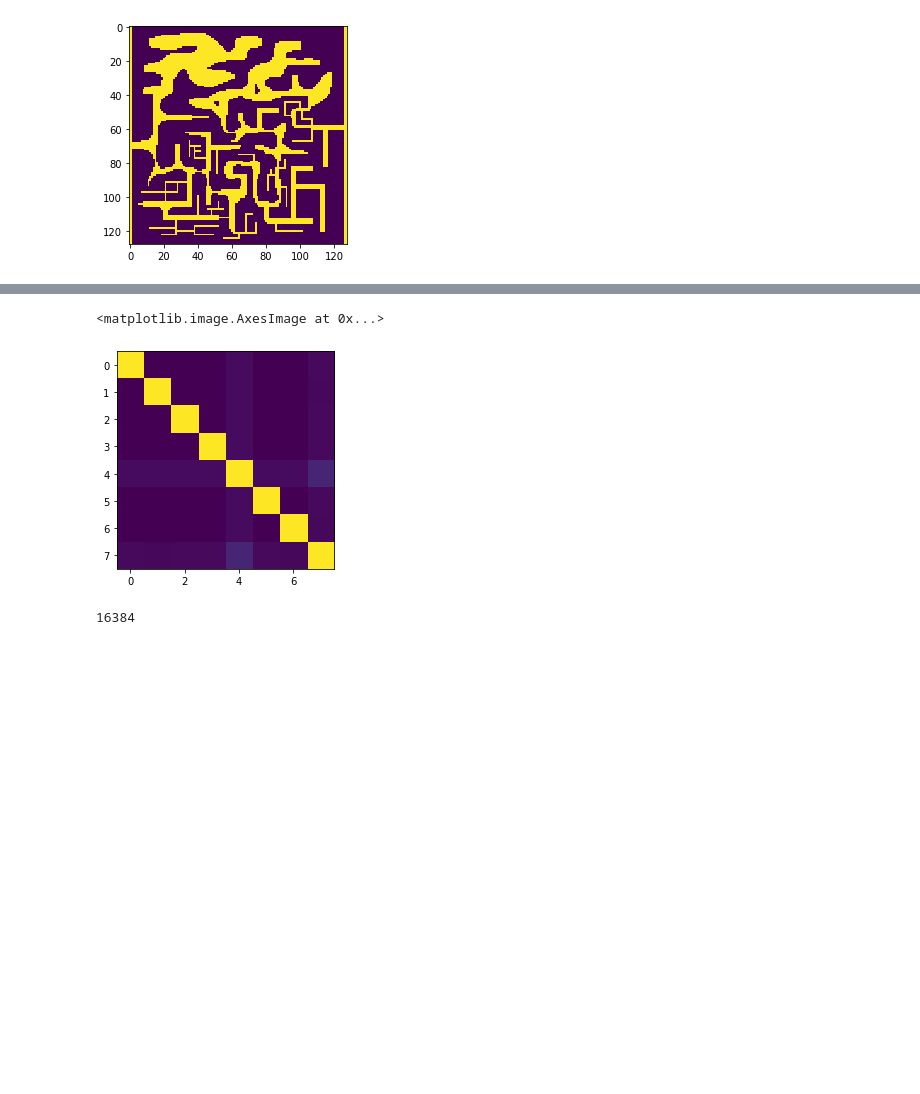
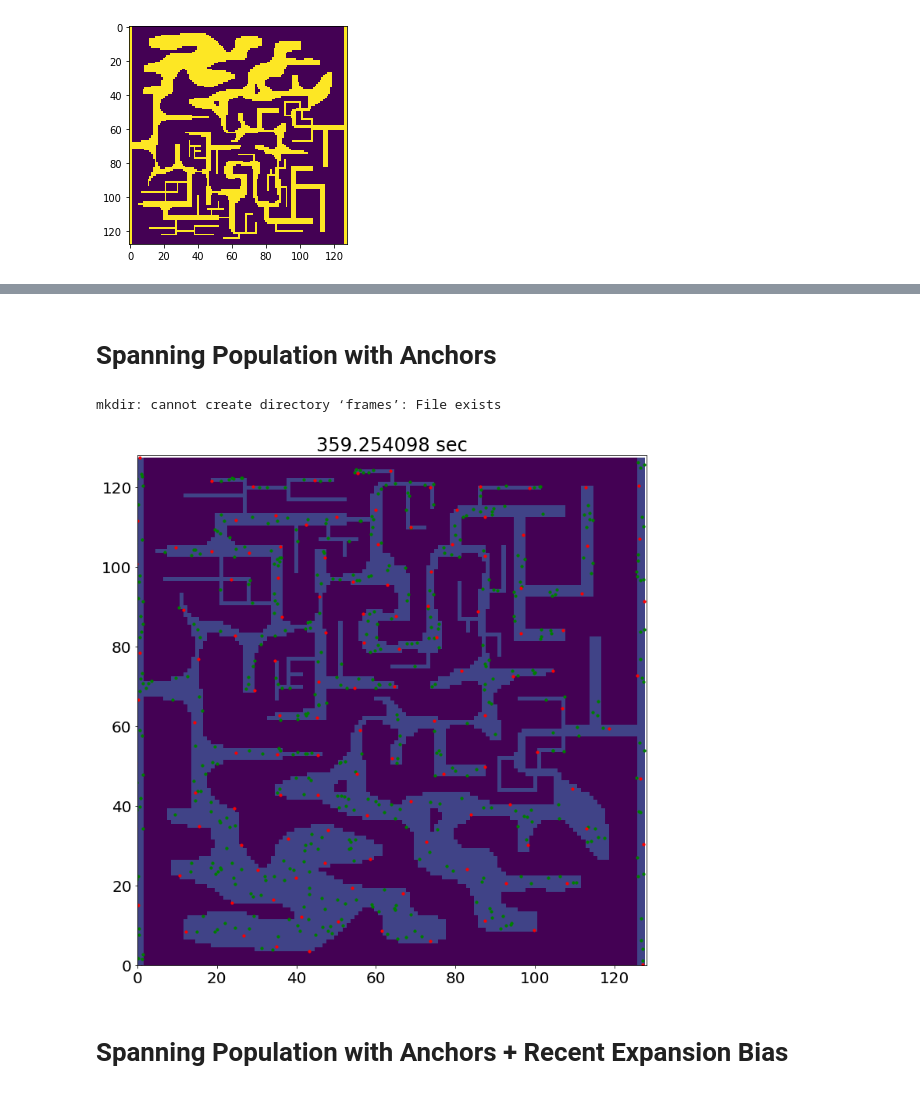
Before and after one commit to ngutten/StreamNotebooks, a Jupyter notebook: novelty_search/NoveltySearch.ipynb, the cells around one changed output, grey strips where cells are left out. Cells and saved outputs as stored; diff of their text form; code cells hidden in the pictures; blank space fills up the shorter version.

```diff
--- a/novelty_search/NoveltySearch.ipynb
+++ b/novelty_search/NoveltySearch.ipynb
@@ -282,14 +288,66 @@ plt.show()
-# %%
-plt.imshow(dist[subpop[:,np.newaxis], subpop[np.newaxis,:]],vmin=0,vmax=10000)
-# %% [output]
-<matplotlib.image.AxesImage at 0x...>
-[figure, removed]
-# %%
-while len(population)<16384:
-    p = mutate2(population[np.random.randint(len(population))].copy())
-    if fitness(p)>=0:
-        population.append(p)
-# %%
-len(population)
-# %% [output]
-16384
+# %% [markdown]
+# Spanning Population with Anchors
+# %%
+leaders = [np.array([64,0]) for i in range(128)]
+population = []
+N = 128
+# %%
+#!mkdir frames
+#!rm frames/*.png
+
+frame = 0
+t0 = time.time()
+
+plt.rcParams['font.size'] = 20
+
+while time.time()-t0 < 360:
+    #if len(population)>0:
+    #    population = [population[i].copy() for i in np.random.permutation(len(population))[:N]]
+    #else:
+    population = []
+    i = 0
+    while len(population)<4*N:
+        population.append(leaders[i%len(leaders)].copy())
+        i += 1
+
+    fits = [fitness(p) for p in population]
+    dists = [np.min(np.sqrt(np.sum((p[np.newaxis,:]-zs[:,:])**2,axis=1))) for p in population]
+
+    zs = np.array([s for s in leaders])
+
+    for i in range(200):
+        for j in range(len(population)):
+            k = np.random.randint(len(population))
+            p = mutate2(population[k].copy())
+            f = fitness(p)
+
+            if f>=0:
+                pdist = np.min(np.sqrt(np.sum((p[np.newaxis,:]-zs[:,:])**2,axis=1)))
+
+                if (0.1 * fits[k] + dists[k] < 0.1 * f + pdist) or np.random.rand()<0.8:
+                    population[k] = p
+                    dists[k] = pdist
+                    fits[k] = f
+
+        if i%50 == 0:
+            plt.clf()
+            plt.title("%.6f sec" % (time.time()-t0))
+            plt.imshow(maze, vmin=0,vmax=5)
+            plt.scatter(np.array(population)[:,1]-0.5, np.array(population)[:,0]-0.5, c='g', s=10)
+            plt.scatter(np.array(leaders)[:,1]-0.5, np.array(leaders)[:,0]-0.5, c='r', s=10)
+            plt.xlim(0,128)
+            plt.ylim(0,128)
+            plt.gcf().set_size_inches((12,12))
+            plt.gcf().set_facecolor("white")
+            plt.savefig("frames/%.6d.png" % frame)
+            frame += 1
+
+    leaders, score = spanPopulation(N, leaders + population, fitness, steps=2000)
+
+    #if score > 2:
+    #    N = int(N*1.2)
+# %% [output]
+mkdir: cannot create directory ‘frames’: File exists
+[figure, added]
+# %% [markdown]
+# Spanning Population with Anchors + Recent Expansion Bias
```
Also changed, not shown: parts of 20 cells of this notebook.
